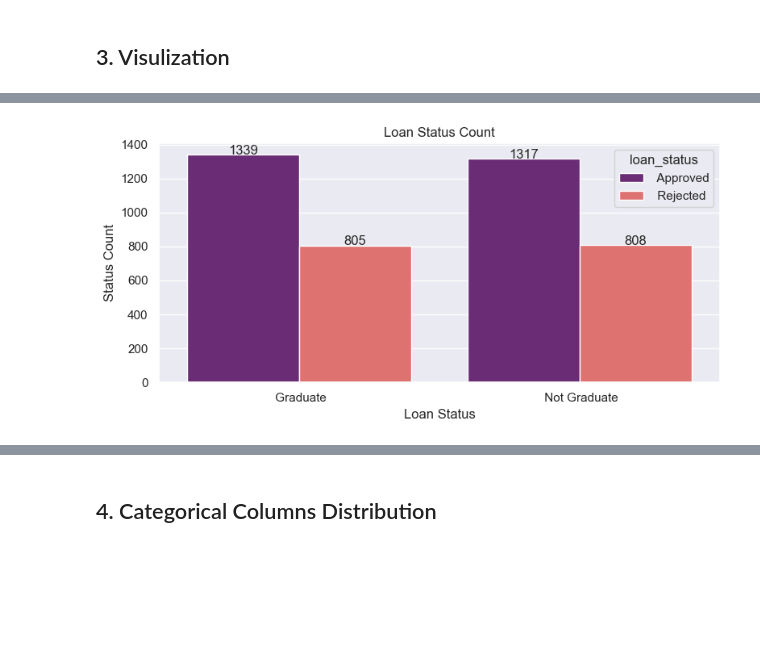
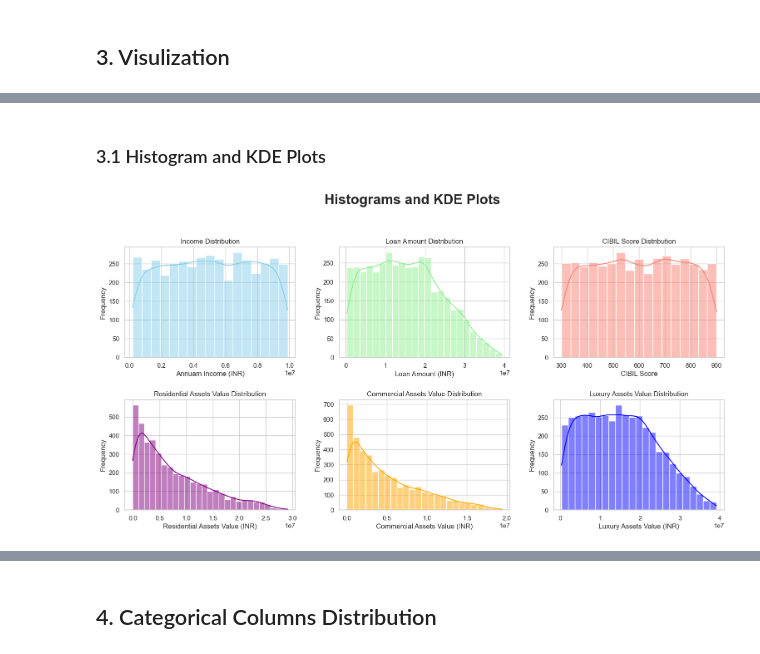
Before and after one commit to AbhishekBiswas-github/Python_Data_Science, a Jupyter notebook: temp/untitled.ipynb, the cells around one changed output, grey strips where cells are left out. Drawn from its saved outputs; the diff is of its cells as text; code cells hidden in the pictures; blank space fills up the shorter version.

```diff
--- a/temp/untitled.ipynb
+++ b/temp/untitled.ipynb
@@ -148,20 +129,47 @@ plt.show()
-# %%
-plt.figure(figsize = (8,4))
-ax = sns.countplot(x='education', data=df, hue='loan_status', palette='magma')
-
-for p in ax.patches:
-    height = p.get_height()
-    if height > 0:
-        ax.text(
-        p.get_x() + p.get_width() / 2,
-        height + 2,
-        int(height),
-        ha='center'
-    )
-plt.title("Loan Status Count")
-plt.xlabel("Loan Status")
-plt.ylabel("Status Count")
-plt.tight_layout(h_pad=30)
-plt.show()
-# %% [output]
-[figure, removed]
+# %% [markdown]
+### 3.1 Histogram and KDE Plots
+# %%
+sns.set(style = 'whitegrid')
+plt.figure(figsize = (16,12))
+
+plt.subplot(3,3,1)
+sns.histplot(df['income_annum'], kde = True, color='skyblue')
+plt.xlabel('Annuam Income (INR)')
+plt.ylabel('Frequency')
+plt.title('Income Distribution')
+
+plt.subplot(3,3,2)
+sns.histplot(df['loan_amount'], kde = True, color='lightgreen')
+plt.xlabel('Loan Amount (INR)')
+plt.ylabel('Frequency')
+plt.title('Loan Amount Distribution')
+
+plt.subplot(3,3,3)
+sns.histplot(df['cibil_score'], kde = True, color='salmon')
+plt.xlabel('CIBIL Score')
+plt.ylabel('Frequency')
+plt.title('CIBIL Score Distribution')
+
+plt.subplot(3,3,4)
+sns.histplot(df['residential_assets_value'], kde = True, label='Residential', color='purple')
+plt.xlabel('Residential Assets Value (INR)')
+plt.ylabel('Frequency')
+plt.title('Residential Assets Value Distribution')
+
+plt.subplot(3,3,5)
+sns.histplot(df['commercial_assets_value'], kde = True, label='Commercial', color='orange')
+plt.xlabel('Commercial Assets Value (INR)')
+plt.ylabel('Frequency')
+plt.title('Commercial Assets Value Distribution')
+
+plt.subplot(3,3,6)
+sns.histplot(df['luxury_assets_value'], kde = True, label='Luxury', color='blue')
+plt.xlabel('Luxury Assets Value (INR)')
+plt.ylabel('Frequency')
+plt.title('Luxury Assets Value Distribution')
+
+plt.suptitle("Histograms and KDE Plots", fontsize=24, fontweight='bold')
+plt.tight_layout(pad=3.0, h_pad=2.0, w_pad=2.5)
+plt.show()
+# %% [output]
+[figure, added]
```
Also changed, not shown: parts of 12 cells of this notebook.
